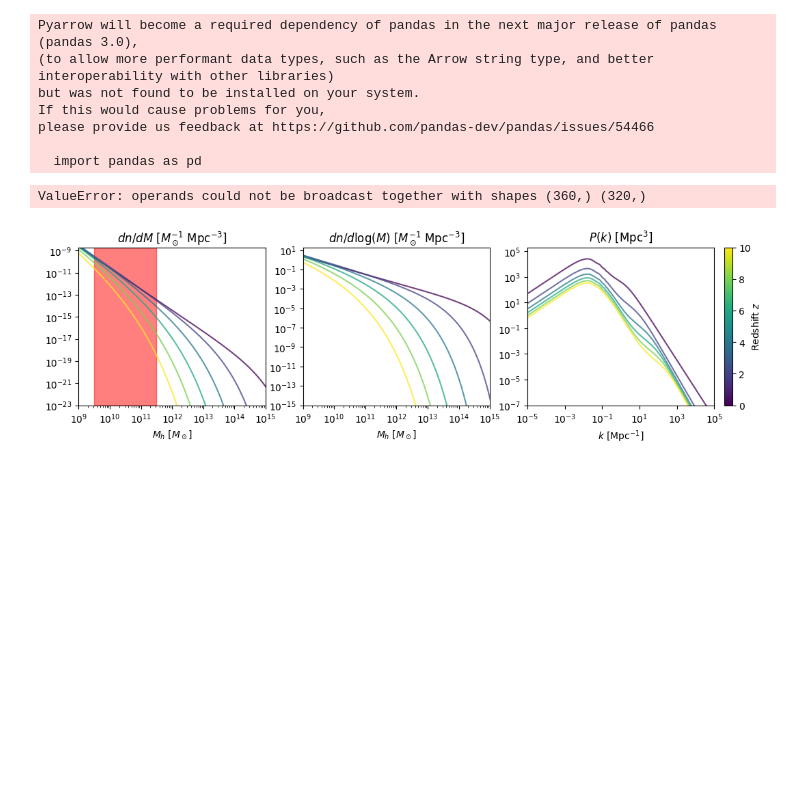
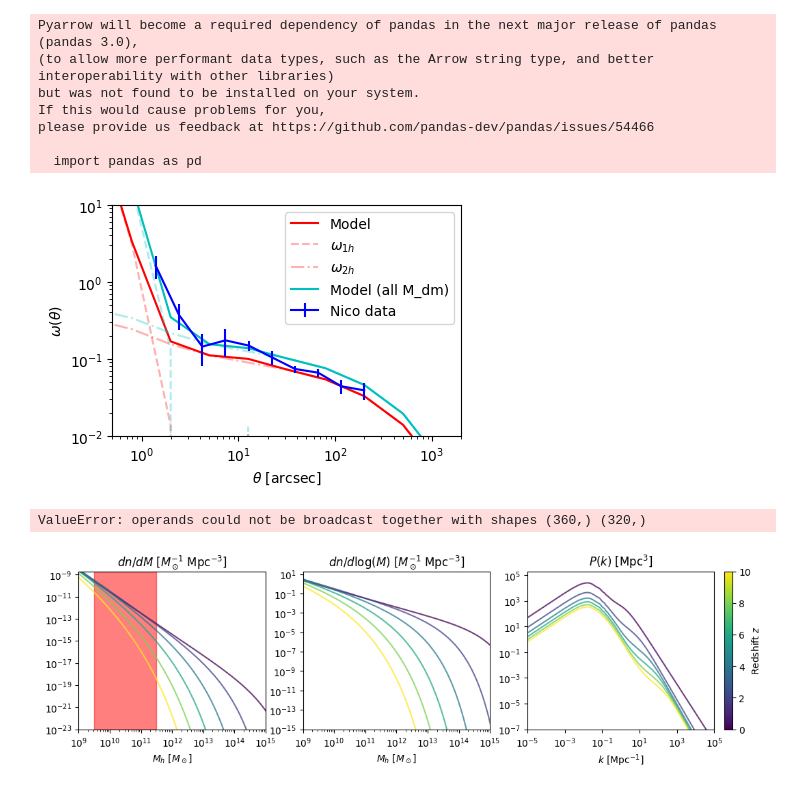
Before and after one commit to Ferr013/HOD, a Jupyter notebook: test_note.ipynb, the cells around one changed output. Drawn from its saved outputs; the diff is of its cells as text; code cells hidden in the pictures; blank space fills up the shorter version.

```diff
--- a/test_note.ipynb
+++ b/test_note.ipynb
@@ -20,6 +20,61 @@ If this would cause problems for you,
 please provide us feedback at https://github.com/pandas-dev/pandas/issues/54466
 
   import pandas as pd
+# %%
+M_sat, M_min, sigma_logM, alpha = 10**12, 10**11.2, 0.2, 1.0
+HIGH_RES, _INTRP = 0, 0
+
+zz = np.array([5.    , 5.2475, 5.495 , 5.7425, 5.99  ])
+z_array = (zz[:-1] + zz[1:]) / 2
+N = np.array([448, 451, 641, 535])
+w_obs = np.array([1.62159772, 0.37306552, 0.14413575, 0.17384627, 0.14877287, 0.10469127, 0.07389844, 0.06610705, 0.04405596, 0.03900939])
+w_err = np.array([0.52663385, 0.13507835, 0.06413887, 0.06794559, 0.0229982 , 0.02041773, 0.00789723, 0.00806796, 0.00878693, 0.00962475])
+
+bin_centre = np.array([1.3977544 ,   2.42791058,   4.23306435,   7.33872431, 12.74758672,
+                        22.14320549,  38.43186415,  66.63374299,115.39951339, 198.93851897])
+# plt.errorbar(bin_centre,w_obs, w_err, c='b')
+
+N_norm = N / (np.sum(N) * np.diff(zz)[0])
+t_Nico = bin_centre/206265
+
+th_arr = np.logspace(-0.5, 3.5, 11)/206265
+o1_N, o2_N = HOD.omega(th_arr, M_min, sigma_logM, M_sat, alpha, N_norm, z_array,
+                       REWRITE_TBLS=0, LOW_RES=(not HIGH_RES), VERBOSE = 0, INTERPOLATION = _INTRP,
+                       mag_min = -22.3, mag_max = -15.5)
+
+SHOW_HALO_TERMS = 1
+_oN = np.copy(o1_N)
+_oN[_oN<0] = 0
+_oN[th_arr>=35/206265] = 0
+fig, ax = plt.subplots(1, 1, figsize=(4.5, 3), sharex=False, sharey=False)
+ax.plot(th_arr*206265, _oN+o2_N, c = 'r', ls = '-', label='Model')
+if SHOW_HALO_TERMS:
+    ax.plot(th_arr*206265, o1_N    , c = 'r', ls = '--', alpha = 0.3, label=r'$\omega_{1h}$')
+    ax.plot(th_arr*206265, o2_N    , c = 'r', ls = '-.', alpha = 0.3, label=r'$\omega_{2h}$')
+
+##########################################################################################
+o1_N, o2_N = HOD.omega(th_arr, M_min, sigma_logM, M_sat, alpha, N_norm, z_array,
+                       REWRITE_TBLS=0, LOW_RES=(not HIGH_RES), VERBOSE = 0, INTERPOLATION = _INTRP)
+SHOW_HALO_TERMS = 1
+_oN = np.copy(o1_N)
+_oN[_oN<0] = 0
+_oN[th_arr>=35/206265] = 0
+ax.plot(th_arr*206265, _oN+o2_N, c = 'c', ls = '-', label='Model (all M_dm)')
+if SHOW_HALO_TERMS:
+    ax.plot(th_arr*206265, o1_N    , c = 'c', ls = '--', alpha = 0.3)
+    ax.plot(th_arr*206265, o2_N    , c = 'c', ls = '-.', alpha = 0.3)
+##########################################################################################
+ax.errorbar(bin_centre,w_obs, w_err, c='b', label='Nico data')
+ax.set_xscale('log')
+ax.set_yscale('log')
+ax.set_xlim((0.5,2e3))
+ax.set_ylim((1e-2, 1e1))
+ax.set_xlabel(r'$\theta$ [arcsec]')
+ax.set_ylabel(r'$\omega$($\theta$)')
+plt.legend()
+plt.show()
+# %% [output]
+[figure, added]
 # %%
 z, M_min, M_sat = 10, 1e12, 1e13
 z_array, N_z_nrm = np.array([z-0.2, z, z+0.2]), np.array([1/3, 1/3, 1/3])
```
Also changed, not shown: parts of 6 cells of this notebook, 1 other file.
